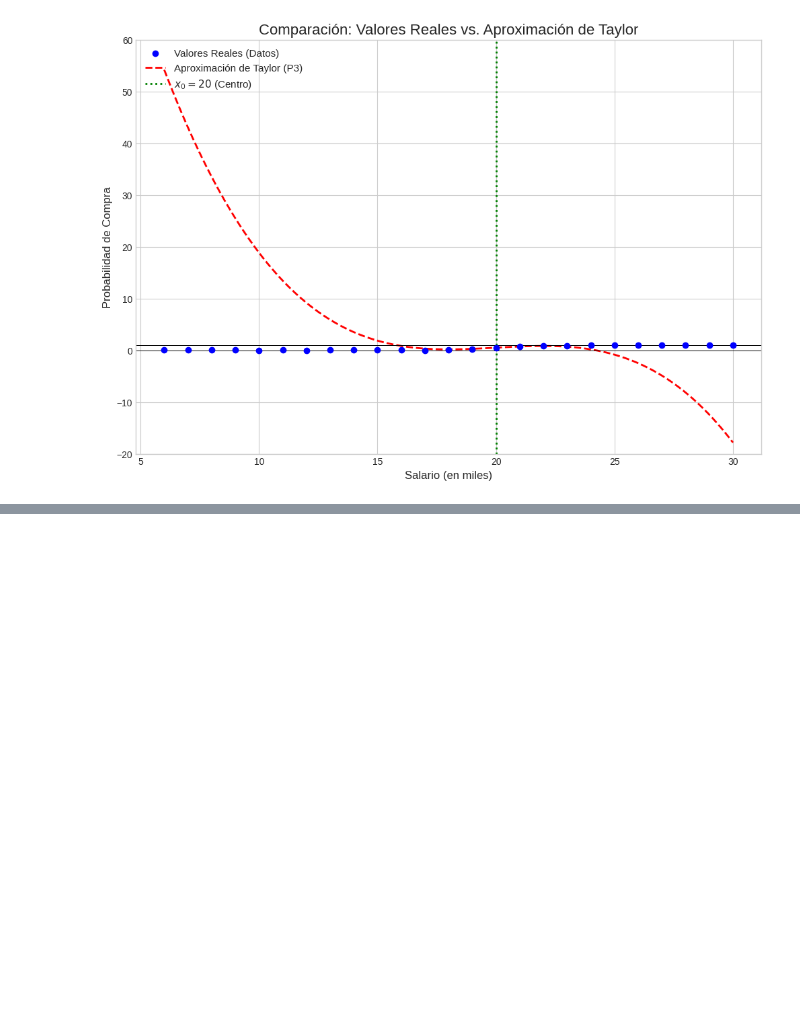
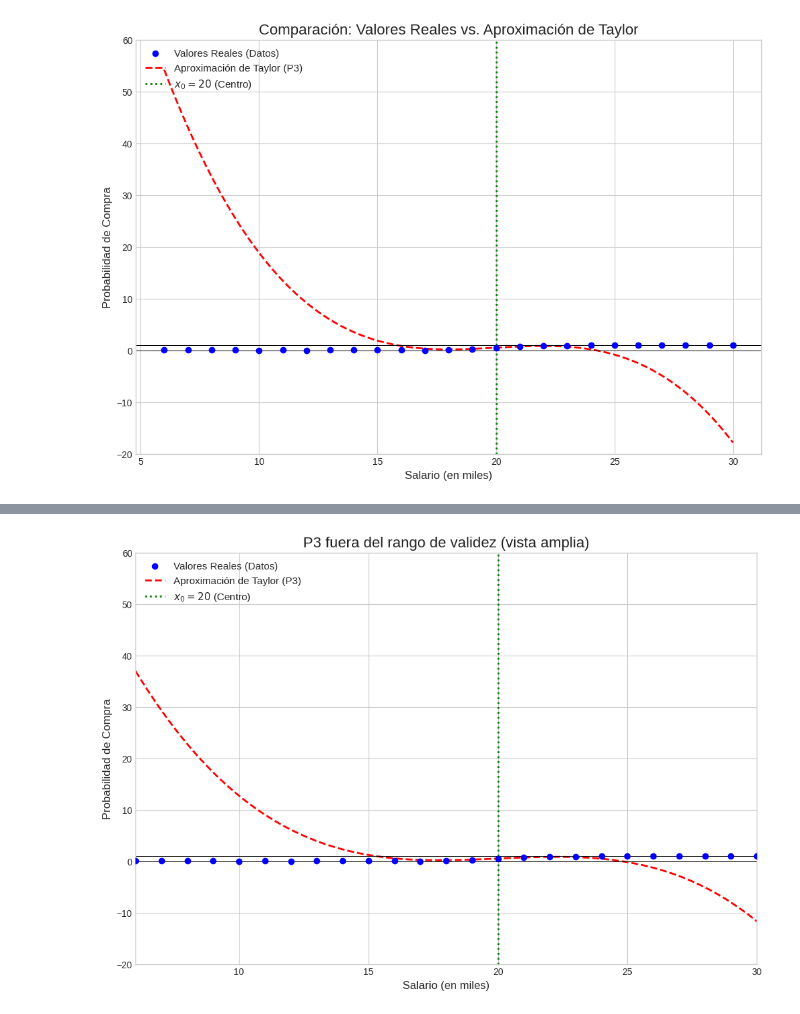
Before and after one commit to jrebull/MIAAD_Mate, a Jupyter notebook: MIAAD_Mate_Week_07_Compramos_el_Producto.ipynb, the cells around one changed output, grey strips where cells are left out. Saved outputs shown, nothing was run; the diff lists cells and outputs as text; code cells hidden in the pictures; blank space fills up the shorter version.

```diff
--- a/MIAAD_Mate_Week_07_Compramos_el_Producto.ipynb
+++ b/MIAAD_Mate_Week_07_Compramos_el_Producto.ipynb
@@ -329,0 +384,17 @@ plt.show()
+# %%
+# --- (OPCIONAL) GRÁFICO AMPLIO PARA VER DIVERGENCIA ------------------------
+fig2, ax2 = plt.subplots(figsize=(12, 8))
+ax2.scatter(df['Salario'], df['Valor Real'], color='blue', label='Valores Reales (Datos)', zorder=5)
+ax2.plot(x_smooth, y_smooth, color='red', linestyle='--', linewidth=2, label='Aproximación de Taylor (P3)')
+ax2.axvline(x=x0, color='green', linestyle=':', linewidth=2, label='$x_0 = 20$ (Centro)')
+ax2.axhline(y=0, color='black', linestyle='-', linewidth=0.7)
+ax2.axhline(y=1, color='black', linestyle='-', linewidth=0.7)
+ax2.set_title('P3 fuera del rango de validez (vista amplia)', fontsize=16)
+ax2.set_xlabel('Salario (en miles)', fontsize=12)
+ax2.set_ylabel('Probabilidad de Compra', fontsize=12)
+ax2.set_ylim(-20, 60)  # para observar divergencia
+ax2.set_xlim(6, 30)
+ax2.legend(loc='upper left', fontsize=11)
+plt.show()
+# %% [output]
+[figure, added]
```
Also changed, not shown: parts of 1 cell of this notebook.
